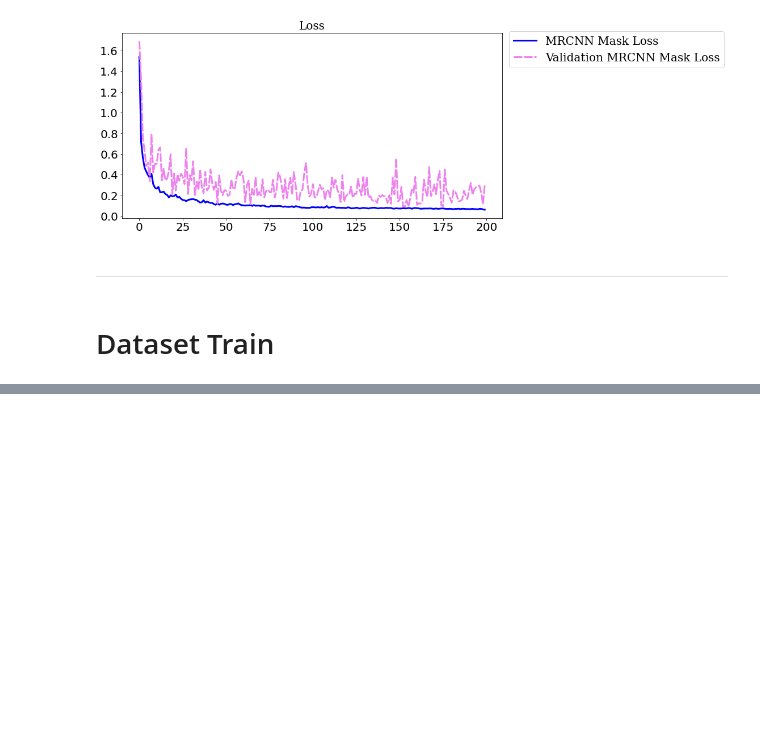
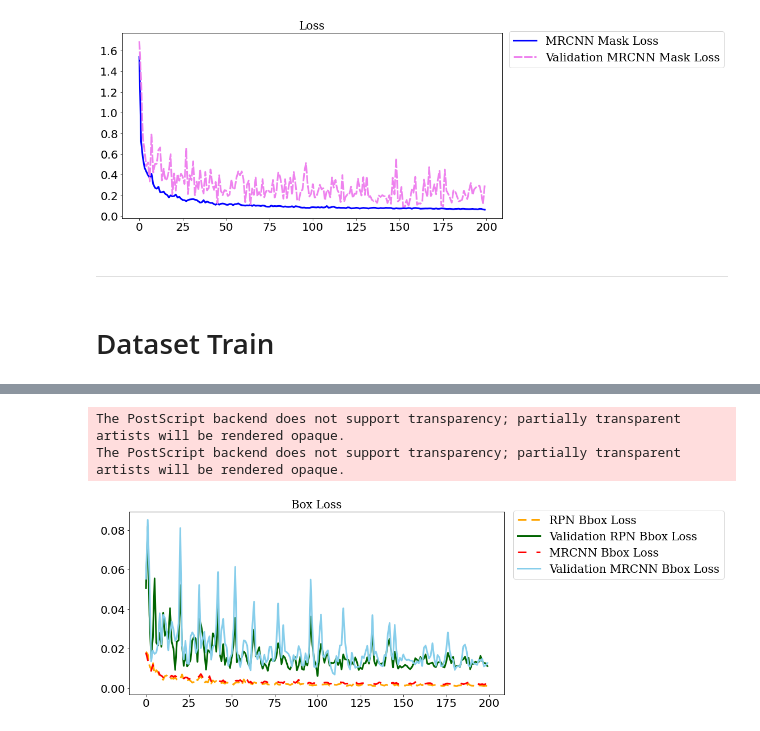
Before and after one commit to Jimut123/cellseg, a Jupyter notebook: Aniket_MASK_RCNN/MaskRCNN_3/Plots.ipynb, the cells around one changed output, grey strips where cells are left out. Drawn from its saved outputs; the diff is of its cells as text; code cells hidden in the pictures; blank space fills up the shorter version.

```diff
--- a/Aniket_MASK_RCNN/MaskRCNN_3/Plots.ipynb
+++ b/Aniket_MASK_RCNN/MaskRCNN_3/Plots.ipynb
@@ -243,0 +389,33 @@ The PostScript backend does not support transparency; partially transparent arti
+# %%
+plt.figure(figsize=(12,6))
+plt.title('Box Loss', fontsize=20, fontname = 'DejaVu Serif', fontweight = 500)
+
+# plt.plot(loss,color='blue', linewidth = 3.0)
+# plt.plot(val_loss,color='orange', linestyle = '-.', dashes=(5, 1), linewidth = 3.0)
+
+
+plt.plot(rpn_bbox_loss,color='orange', linestyle = '--', dashes=(5, 3), linewidth = 3.0)
+plt.plot(val_rpn_bbox_loss,color='darkgreen',  linewidth = 3.0)
+
+
+plt.plot(mrcnn_bbox_loss,color='red', linestyle = '--', dashes=(5, 6), linewidth = 3.0)
+plt.plot(val_mrcnn_bbox_loss,color='skyblue',  linewidth = 3.0)
+
+# plt.plot(mrcnn_mask_loss,color='sienna', linestyle = '--', dashes=(5, 6), linewidth = 3.0)
+# plt.plot(val_mrcnn_mask_loss,color='chocolate',  linewidth = 3.0)
+
+# plt.plot(mrcnn_mask_loss,color='dodgerblue', linestyle = '--', dashes=(5, 6), linewidth = 3.0)
+# plt.plot(val_mrcnn_mask_loss,color='steelblue',  linewidth = 3.0)
+plt.xticks(fontsize=20)
+plt.yticks(fontsize=20)
+
+lgd = plt.legend(['RPN Bbox Loss','Validation RPN Bbox Loss',
+                 'MRCNN Bbox Loss','Validation MRCNN Bbox Loss'],
+                 loc="lower right",
+          prop={'family':'DejaVu Serif', 'size':20}, bbox_to_anchor=(1.6, 0.6))
+plt.savefig('MRCNN_Box_Loss_train.eps',  bbox_extra_artists=(lgd,), bbox_inches='tight')
+plt.savefig('MRCNN_Box_Loss_train.png',  bbox_extra_artists=(lgd,), bbox_inches='tight')
+# %% [output]
+The PostScript backend does not support transparency; partially transparent artists will be rendered opaque.
+The PostScript backend does not support transparency; partially transparent artists will be rendered opaque.
+[figure, added]
```
Also changed, not shown: parts of 11 cells of this notebook, 24 other files.
